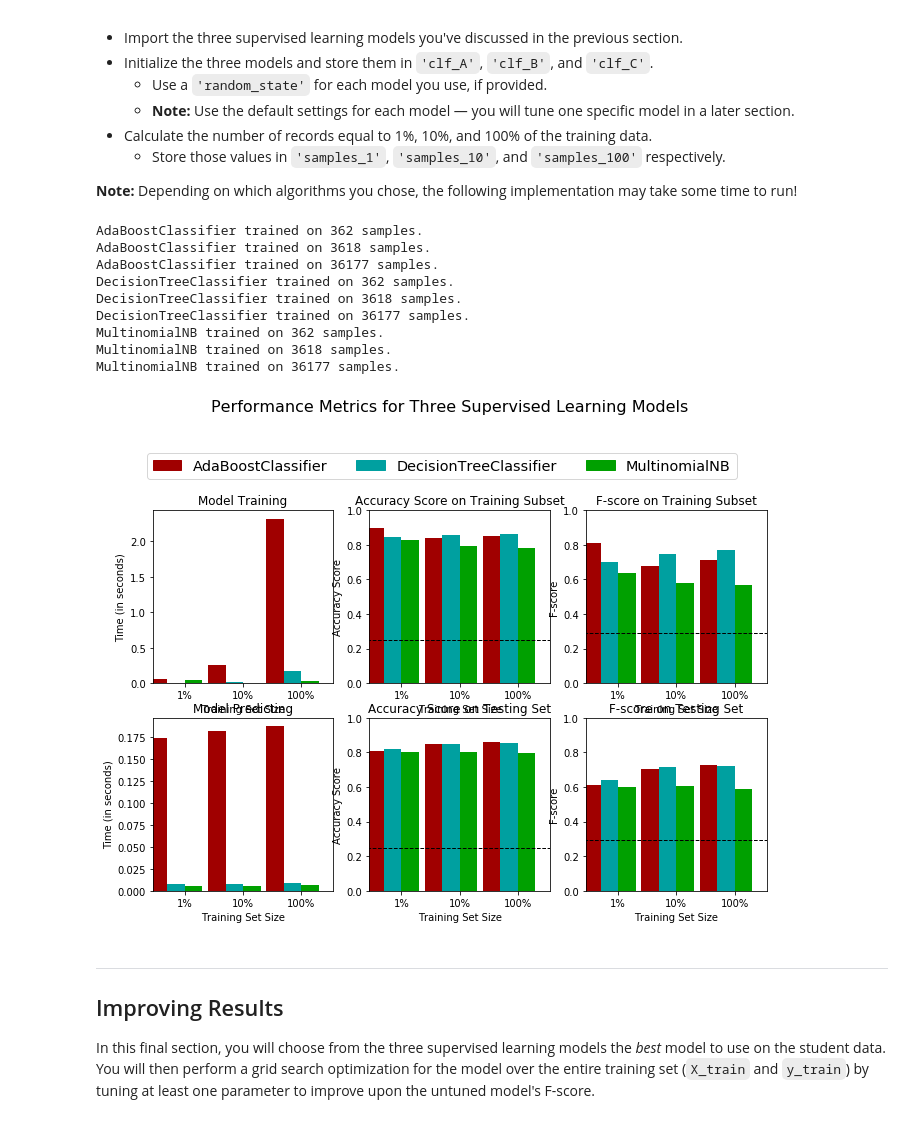
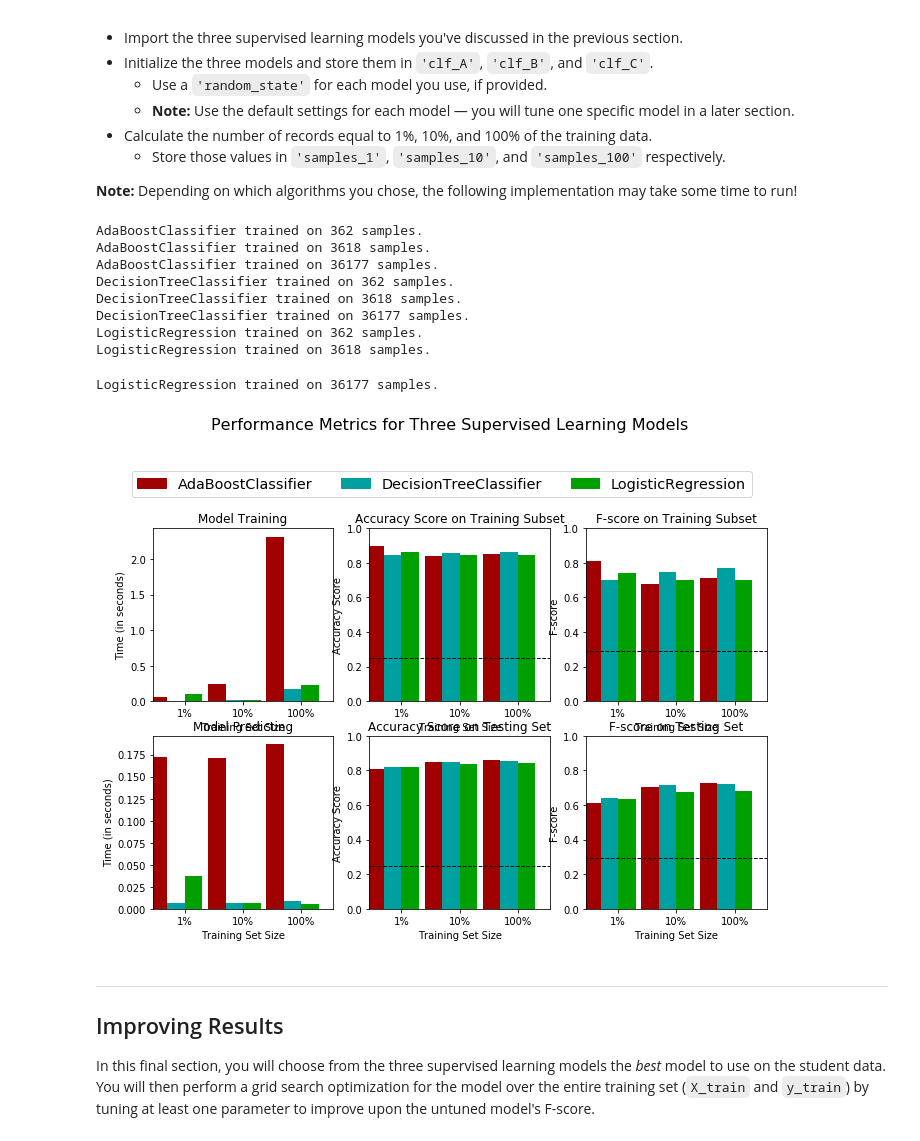
Before and after one commit to vasilkosturski/udacity-ml-intro, a Jupyter notebook: supervised-learning/finding-donors/finding_donors.ipynb, the cells around one changed output. Cells and saved outputs as stored; diff of their text form; code cells hidden in the pictures.

```diff
--- a/supervised-learning/finding-donors/finding_donors.ipynb
+++ b/supervised-learning/finding-donors/finding_donors.ipynb
@@ -399,8 +399,8 @@ In the code cell, you will need to implement the following:
 from sklearn.ensemble import BaggingClassifier, RandomForestClassifier, AdaBoostClassifier
 from sklearn.svm import SVC
 from sklearn.tree import DecisionTreeClassifier
-from sklearn.naive_bayes import MultinomialNB
-from sklearn.linear_model import LinearRegression
+from sklearn.naive_bayes import MultinomialNB, GaussianNB
+from sklearn.linear_model import LinearRegression, LogisticRegression
 from sklearn.preprocessing import PolynomialFeatures
 
 # TODO: Initialize the three models
@@ -408,43 +408,45 @@ clf_A = AdaBoostClassifier()
 clf_B = DecisionTreeClassifier(max_depth = 7, min_samples_leaf = 10)
 clf_C = RandomForestClassifier()
 clf_D = MultinomialNB()
+clf_E = GaussianNB()
+clf_F = LogisticRegression()
 
 # BaggingClassifier(n_estimators=200) - also slow, not a big improvement
 # SVC(kernel='poly', degree=3, C=0.1) - not bad but takes long again
 # SVC(kernel='rbf', gamma=1) - takes too long for the full set
 
 # TODO: Calculate the number of samples for 1%, 10%, and 100% of the training data
 # HINT: samples_100 is the entire training set i.e. len(y_train)
 # HINT: samples_10 is 10% of samples_100 (ensure to set the count of the values to be `int` and not `float`)
 # HINT: samples_1 is 1% of samples_100 (ensure to set the count of the values to be `int` and not `float`)
 samples_100 = round(len(y_train))
 samples_10 = round(samples_100 / 10)
 samples_1 = round(samples_100 / 100)
 
 # Collect results on the learners
 results = {}
 # for clf in [clf_A, clf_B, clf_C]:
 for clf in [clf_A, clf_B, clf_C]:
     clf_name = clf.__class__.__name__
     results[clf_name] = {}
     #for i, samples in enumerate([samples_1, samples_10, samples_100]):
     for i, samples in enumerate([samples_1, samples_10, samples_100]):
         results[clf_name][i] = \
         train_predict(clf, samples, X_train, y_train, X_test, y_test)
 
 # Run metrics visualization for the three supervised learning models chosen
 vs.evaluate(results, accuracy, fscore)
 # %% [output]
 AdaBoostClassifier trained on 362 samples.
 AdaBoostClassifier trained on 3618 samples.
 AdaBoostClassifier trained on 36177 samples.
 DecisionTreeClassifier trained on 362 samples.
 DecisionTreeClassifier trained on 3618 samples.
 DecisionTreeClassifier trained on 36177 samples.
-MultinomialNB trained on 362 samples.
-MultinomialNB trained on 3618 samples.
-MultinomialNB trained on 36177 samples.
+LogisticRegression trained on 362 samples.
+LogisticRegression trained on 3618 samples.
+LogisticRegression trained on 36177 samples.
-[figure, old version]
+[figure, new version]
 # %% [markdown]
 ----
 ## Improving Results
```
Also changed, not shown: parts of 1 cell of this notebook, 1 other file.
